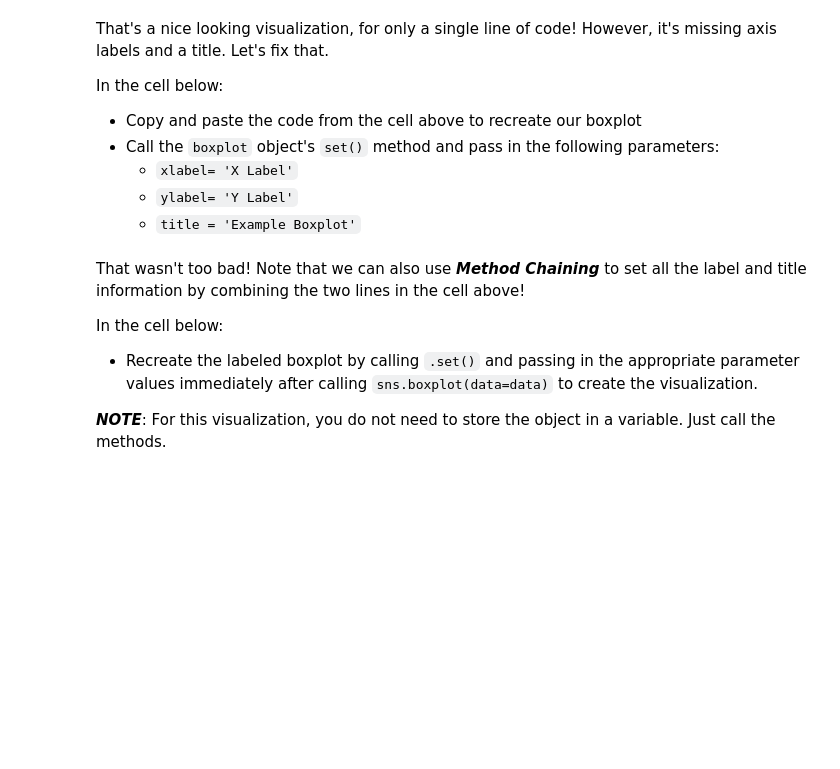
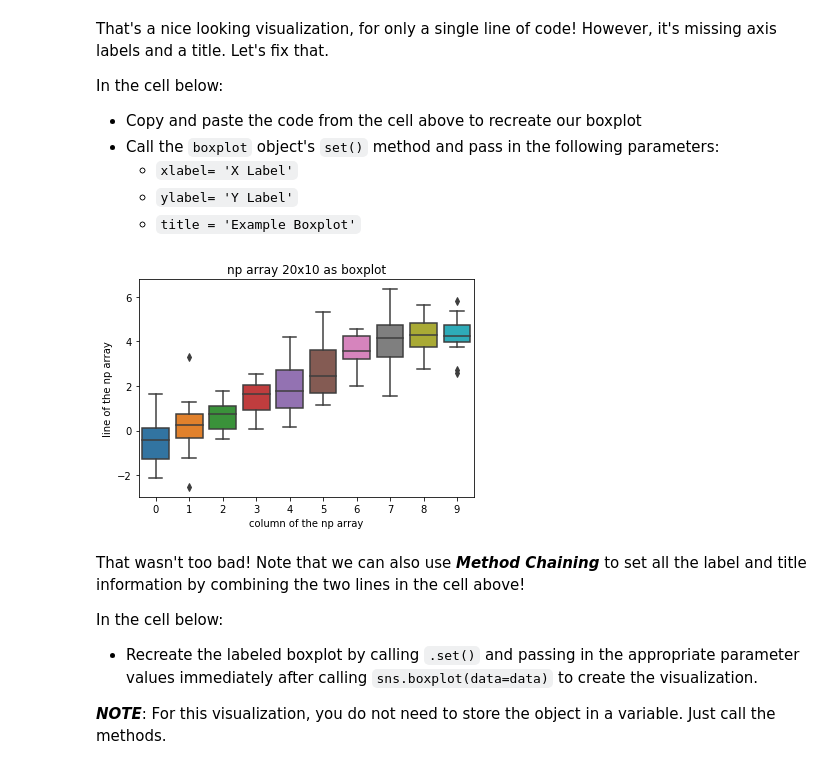
Before and after one commit to poariston/dsc-seaborn-lab-online-ds-pt-120919, a Jupyter notebook: index.ipynb, the cells around one changed output. Saved outputs shown, nothing was run; the diff lists cells and outputs as text; code cells hidden in the pictures; blank space fills up the shorter version.

```diff
--- a/index.ipynb
+++ b/index.ipynb
@@ -82,3 +94,8 @@ boxplot = boxplot.set(xlabel ='X Label')
+# %%
+boxplot = sns.boxplot(data=data)
+boxplot = boxplot.set(xlabel ='column of the np array',ylabel = 'line of the np array', title ='np array 20x10 as boxplot' )
+# %% [output]
+[figure, added]
 # %% [markdown]
 That wasn't too bad! Note that we can also use **_Method Chaining_** to set all the label and title information by combining the two lines in the cell above!
 
```
Also changed, not shown: parts of 18 cells of this notebook.
